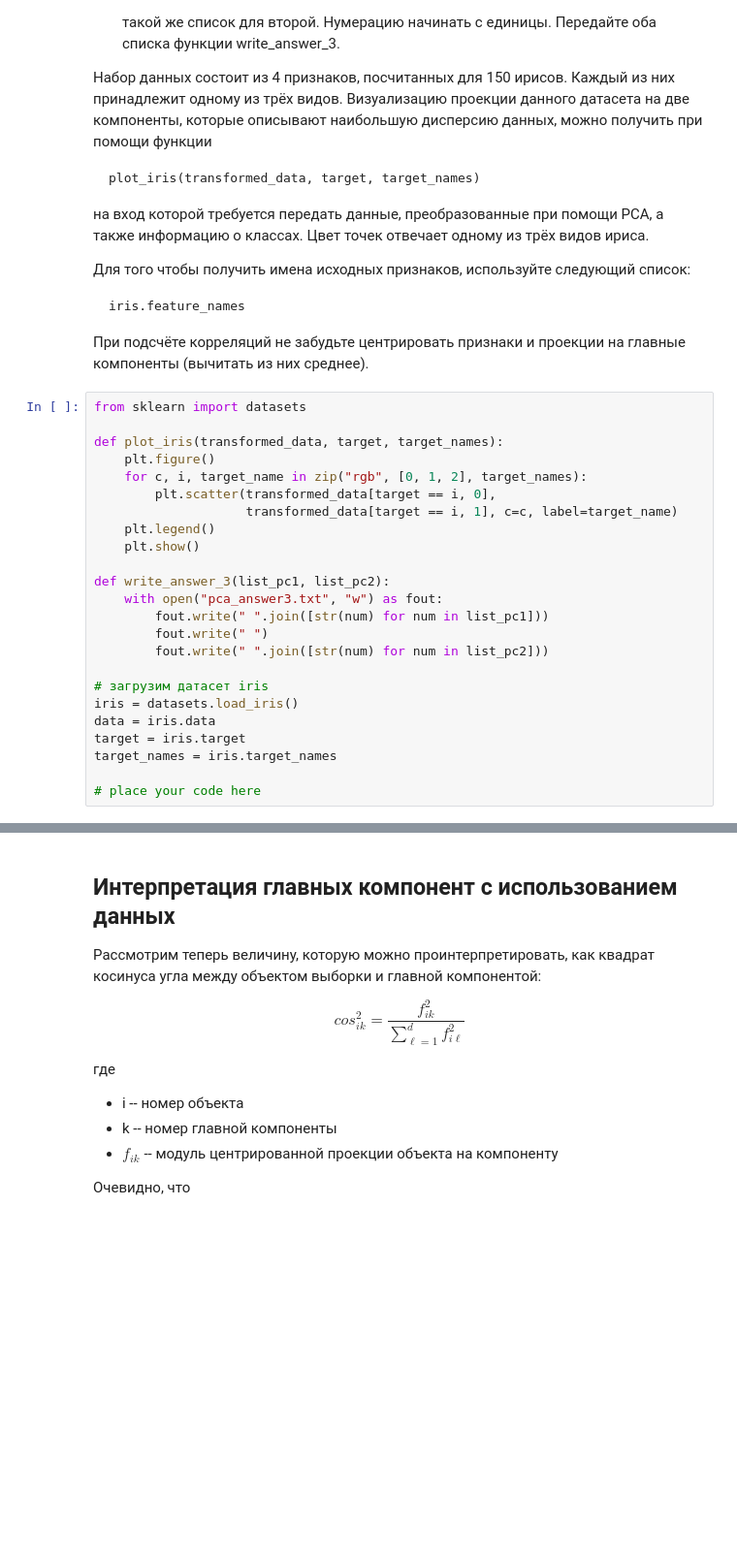
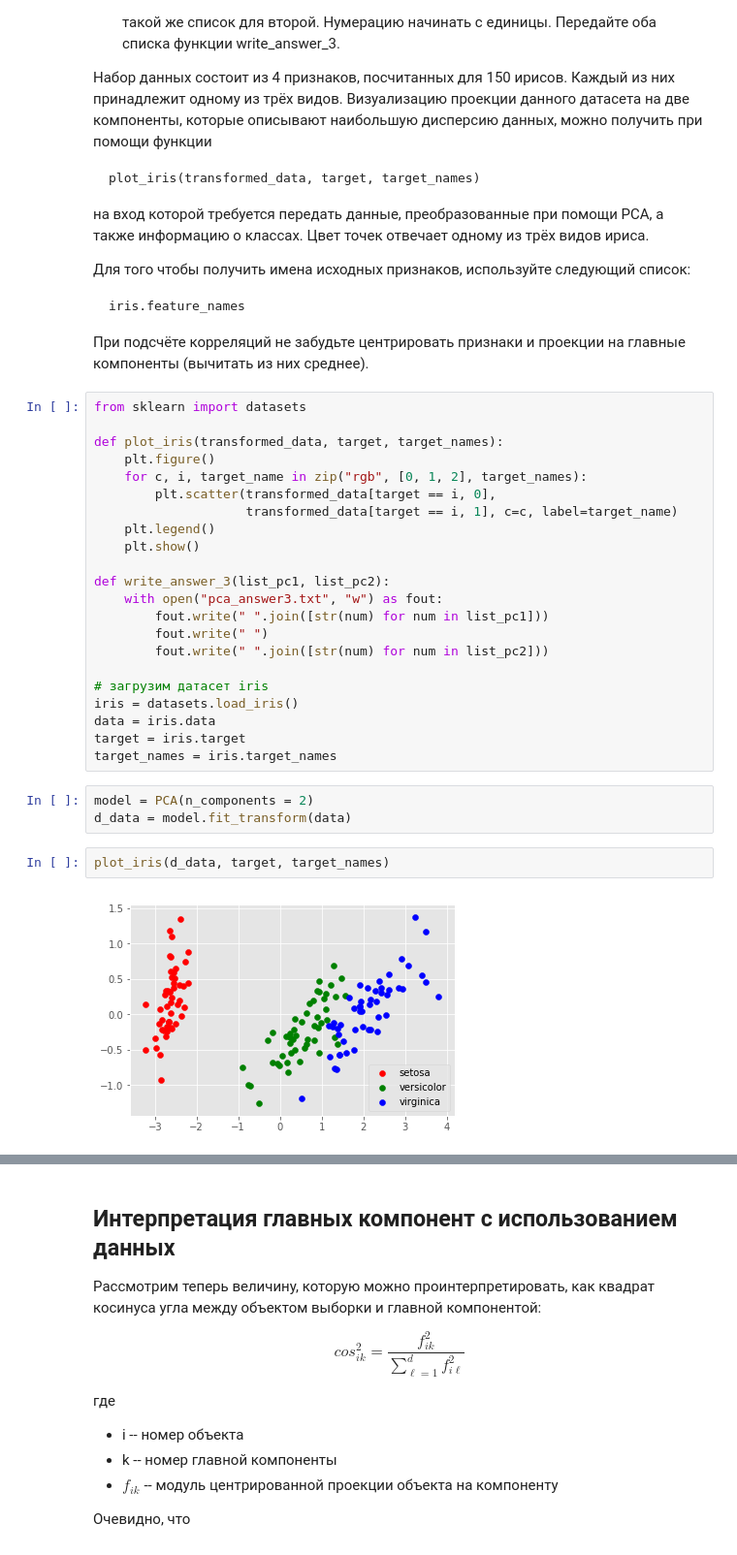
Before and after one commit to kcostya/mipt, a Jupyter notebook: unsupervised-learning/week-2-dimensionality/hw-1/PCA.ipynb, the cells around one changed output, grey strips where cells are left out. Shown at 97% size. Saved outputs shown, nothing was run; the diff lists cells and outputs as text; blank space fills up the shorter version.

```diff
--- a/unsupervised-learning/week-2-dimensionality/hw-1/PCA.ipynb
+++ b/unsupervised-learning/week-2-dimensionality/hw-1/PCA.ipynb
@@ -408,5 +408,10 @@ iris = datasets.load_iris()
 data = iris.data
 target = iris.target
 target_names = iris.target_names
-
-# place your code here
+# %%
+model = PCA(n_components = 2)
+d_data = model.fit_transform(data)
+# %%
+plot_iris(d_data, target, target_names)
+# %% [output]
+[figure, added]
```
Also changed, not shown: parts of 7 cells of this notebook, 1 other file.
